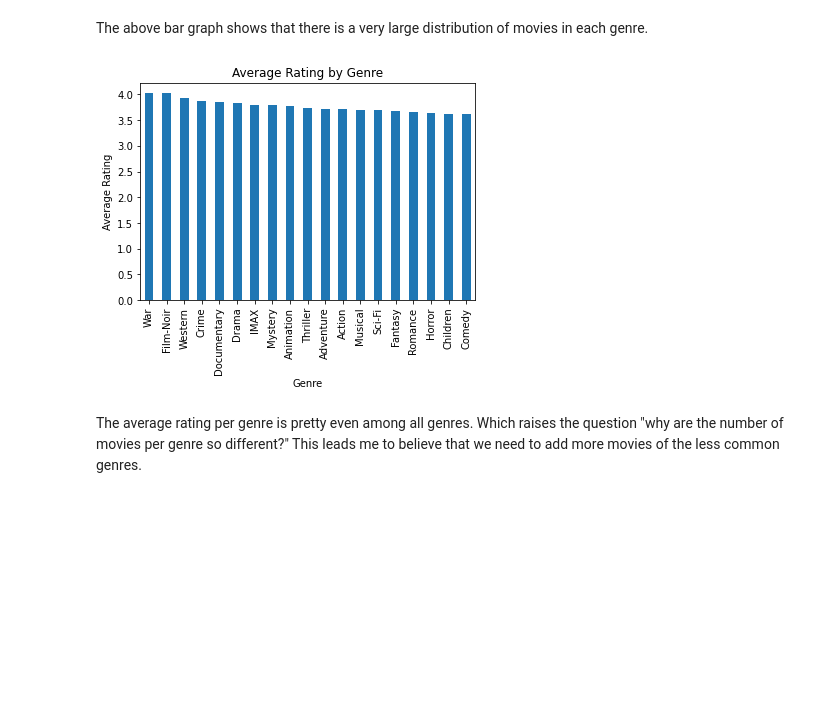
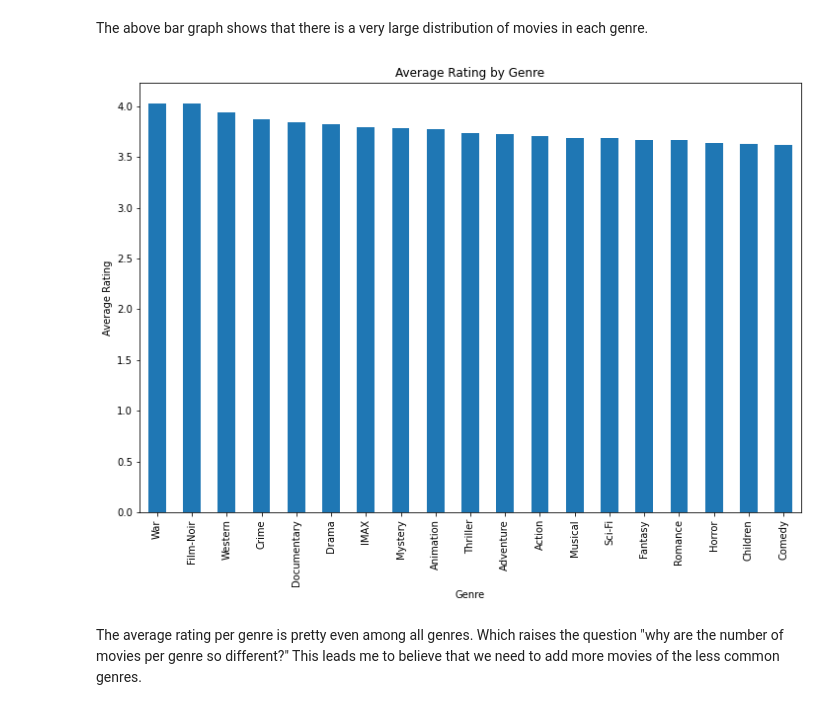
Before and after one commit to MichalOst3389/Movie-Recommendation-system, a Jupyter notebook: Untitled.ipynb, the cells around one changed output. Drawn from its saved outputs; the diff is of its cells as text; code cells hidden in the pictures; blank space fills up the shorter version.

```diff
--- a/Untitled.ipynb
+++ b/Untitled.ipynb
@@ -232,13 +239,13 @@ genres_df = merged_df.assign(genres=merged_df.genres.str.split('|')).explode('ge
 genre_ratings = genres_df.groupby("genres")["rating"].mean().sort_values(ascending=False)
 # %%
 # Create bar graph of genre_ratings
-genre_ratings.plot(kind="bar")
+genre_ratings.plot(kind="bar", figsize=(12,8))
 plt.title("Average Rating by Genre")
 plt.xlabel("Genre")
 plt.ylabel("Average Rating")
 plt.show()
 # %% [output]
-[figure, old version]
+[figure, new version]
 # %% [markdown]
 The average rating per genre is pretty even among all genres.  Which raises the question "why are the number of movies per genre so different?"  This leads me to believe that we need to add more movies of the less common genres.
 # %%
```
Also changed, not shown: parts of 16 cells of this notebook.
